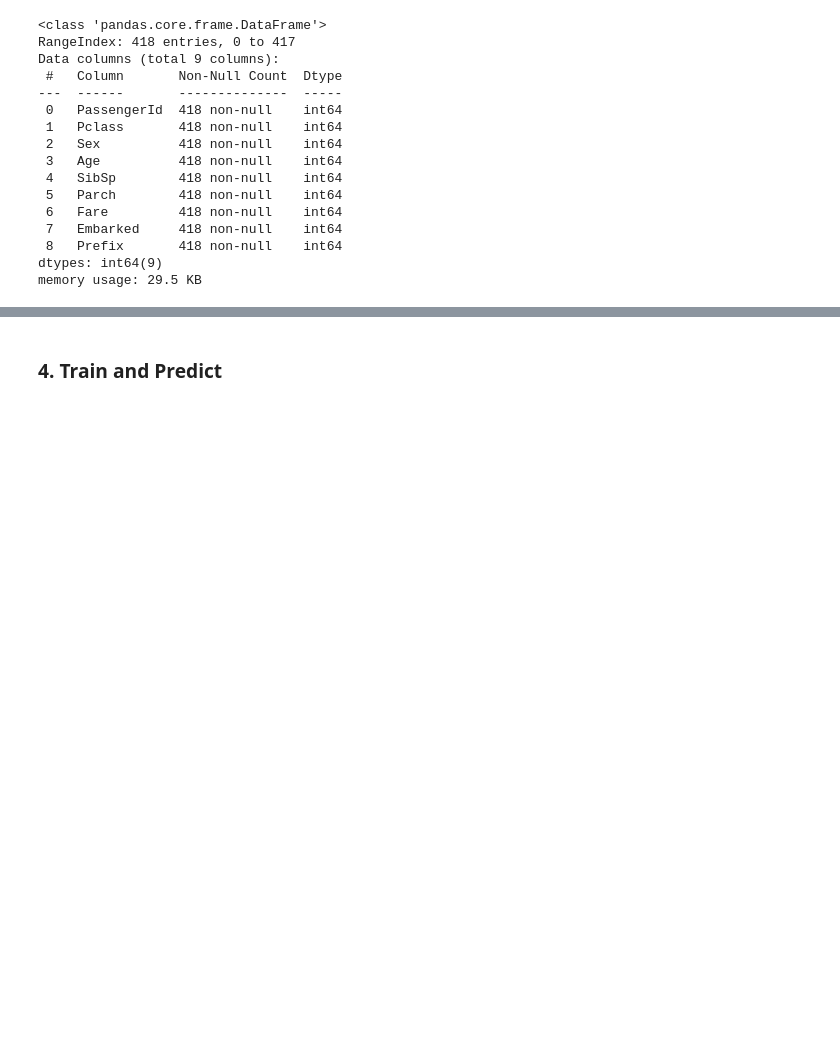
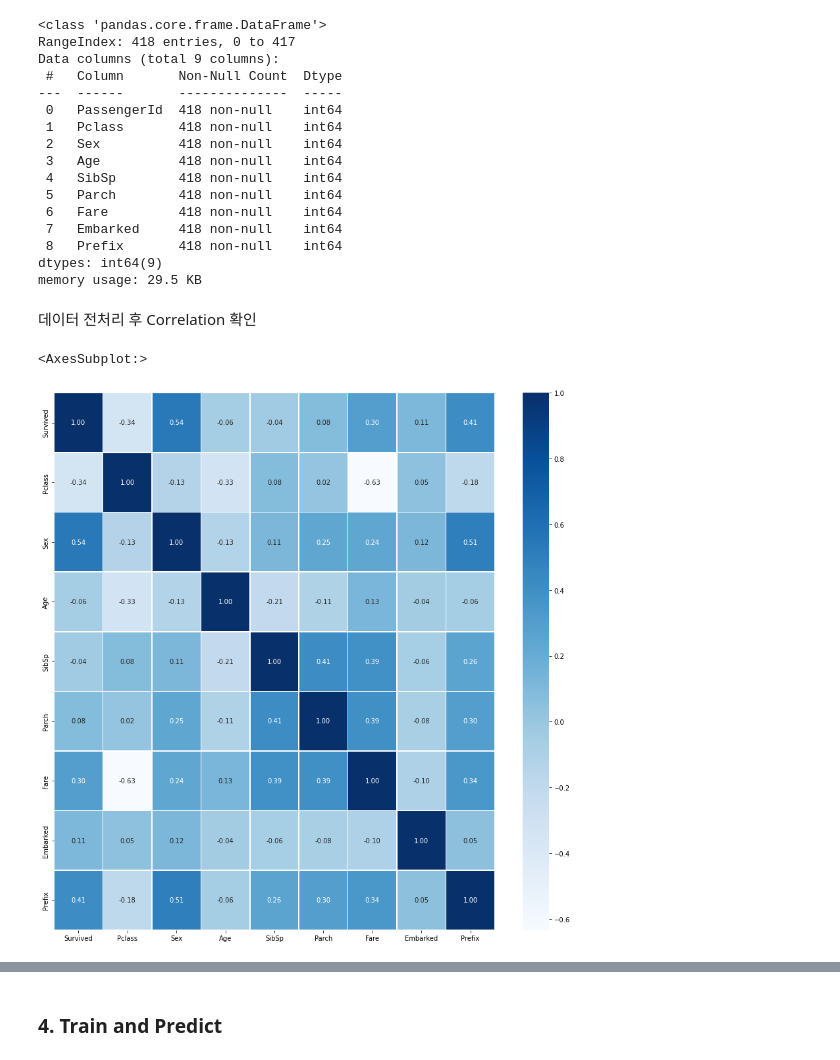
Before and after one commit to psrpsj/Titanic, a Jupyter notebook: titanic.ipynb, the cells around one changed output, grey strips where cells are left out. Cells and saved outputs as stored; diff of their text form; code cells hidden in the pictures; blank space fills up the shorter version.

```diff
--- a/titanic.ipynb
+++ b/titanic.ipynb
@@ -327,3 +327,11 @@ Data columns (total 9 columns):
  8   Prefix       418 non-null    int64
 dtypes: int64(9)
 memory usage: 29.5 KB
+# %% [markdown]
+데이터 전처리 후 Correlation 확인
+# %%
+plt.figure(figsize=(15,15))
+sb.heatmap(data=train.corr(), annot=True, fmt='.2f', linewidths=.5, cmap='Blues')
+# %% [output]
+<AxesSubplot:>
+[figure, added]
```
Also changed, not shown: parts of 13 cells of this notebook, 1 other file.
